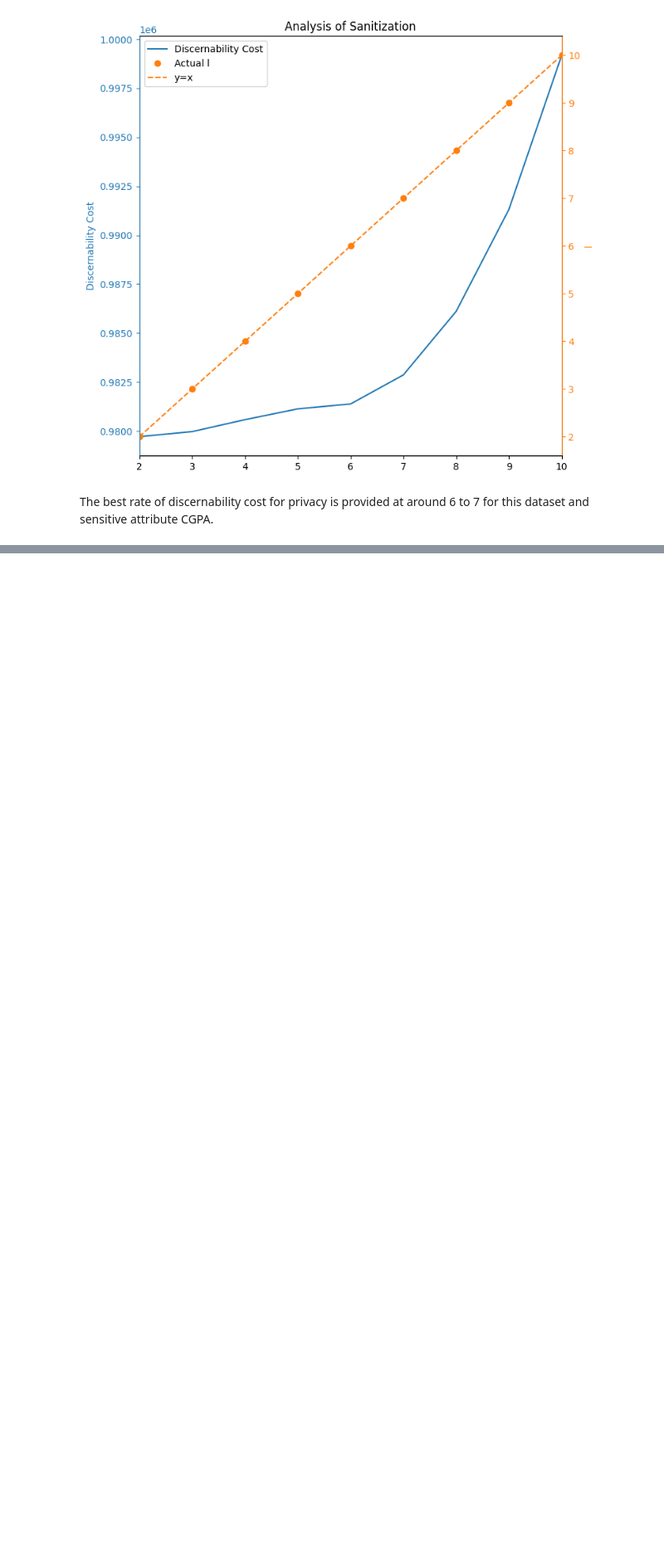
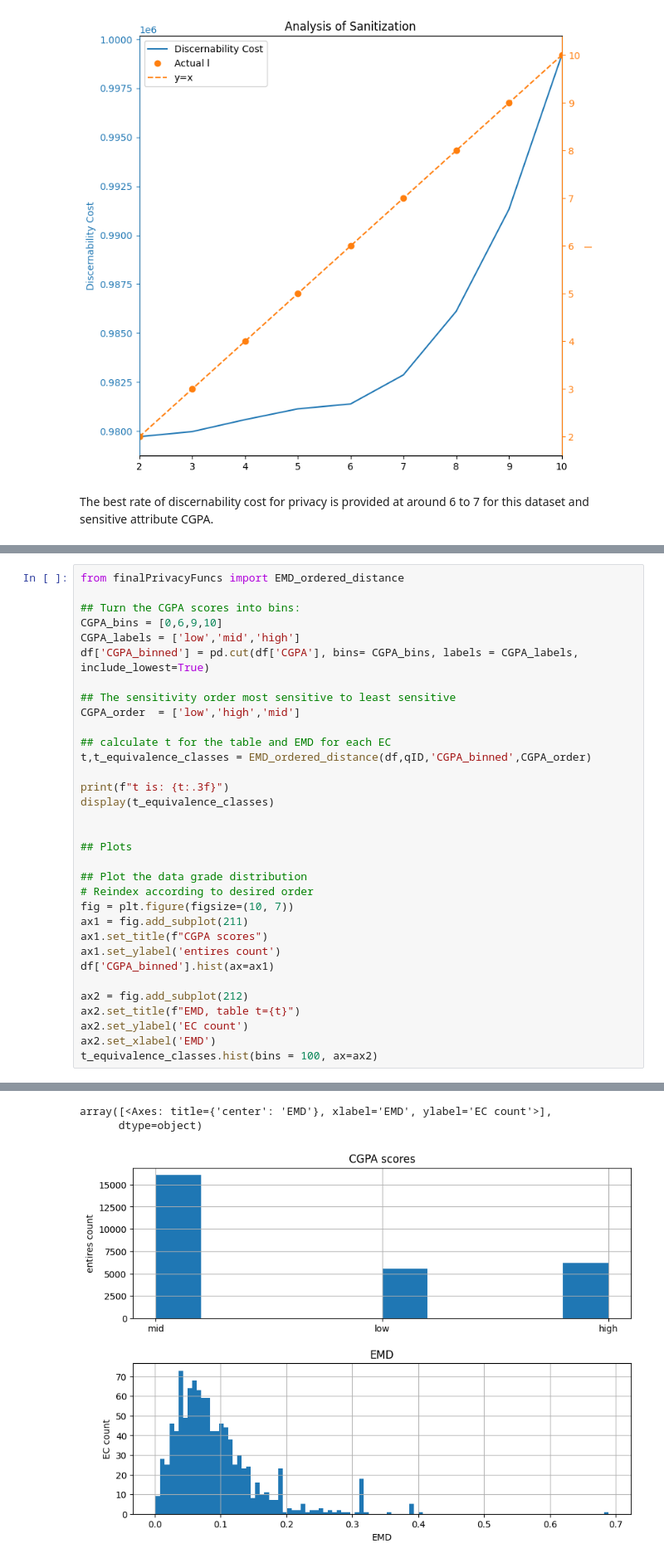
Before and after one commit to KJWesthoff/233LabTaskForce, a Jupyter notebook: final/student_depression.ipynb, the cells around one changed output, grey strips where cells are left out. Shown at 83% size. Saved outputs shown, nothing was run; the diff lists cells and outputs as text; blank space fills up the shorter version.

Commit message:
added t/EMD for CGPA

```diff
--- a/final/student_depression.ipynb
+++ b/final/student_depression.ipynb
@@ -648,0 +651,34 @@ The best rate of discernability cost for privacy is provided at around 6 to 7 fo
+# %%
+from finalPrivacyFuncs import EMD_ordered_distance
+
+## Turn the CGPA scores into bins:
+CGPA_bins = [0,6,9,10]
+CGPA_labels = ['low','mid','high']
+df['CGPA_binned'] = pd.cut(df['CGPA'], bins= CGPA_bins, labels = CGPA_labels, include_lowest=True)
+
+## The sensitivity order most sensitive to least sensitive
+CGPA_order  = ['low','high','mid']
+
+## calculate t for the table and EMD for each EC
+t,t_equivalence_classes = EMD_ordered_distance(df,qID,'CGPA_binned',CGPA_order)
+
+print(f"t is: {t:.3f}")
+display(t_equivalence_classes)
+
+
+## Plots
+
+## Plot the data grade distribution
+# Reindex according to desired order
+fig = plt.figure(figsize=(10, 7))
+ax1 = fig.add_subplot(211)
+ax1.set_title(f"CGPA scores")
+ax1.set_ylabel('entires count')
+df['CGPA_binned'].hist(ax=ax1)
+
+ax2 = fig.add_subplot(212)
+ax2.set_title(f"EMD, table t={t}")
+ax2.set_ylabel('EC count')
+ax2.set_xlabel('EMD')
+t_equivalence_classes.hist(bins = 100, ax=ax2)
+# %% [output]
@@ -648,0 +700,3 @@ The best rate of discernability cost for privacy is provided at around 6 to 7 fo
+array([<Axes: title={'center': 'EMD'}, xlabel='EMD', ylabel='EC count'>],
+      dtype=object)
+[figure, added]
```
Also changed, not shown: parts of 5 cells of this notebook.
